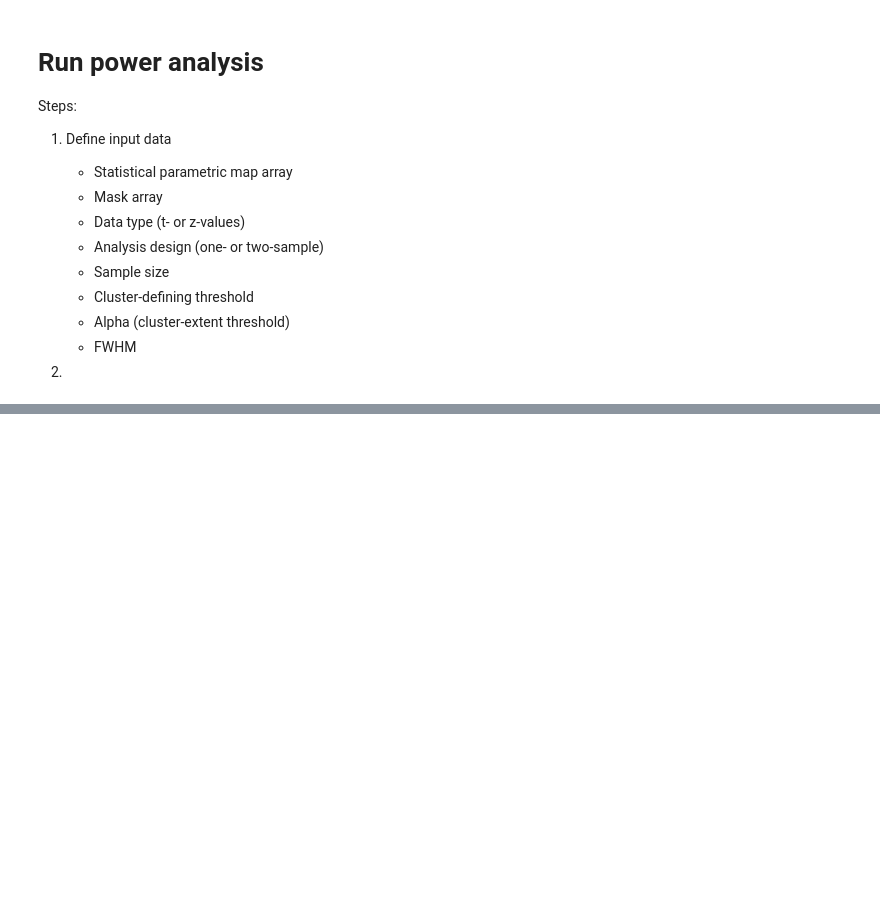
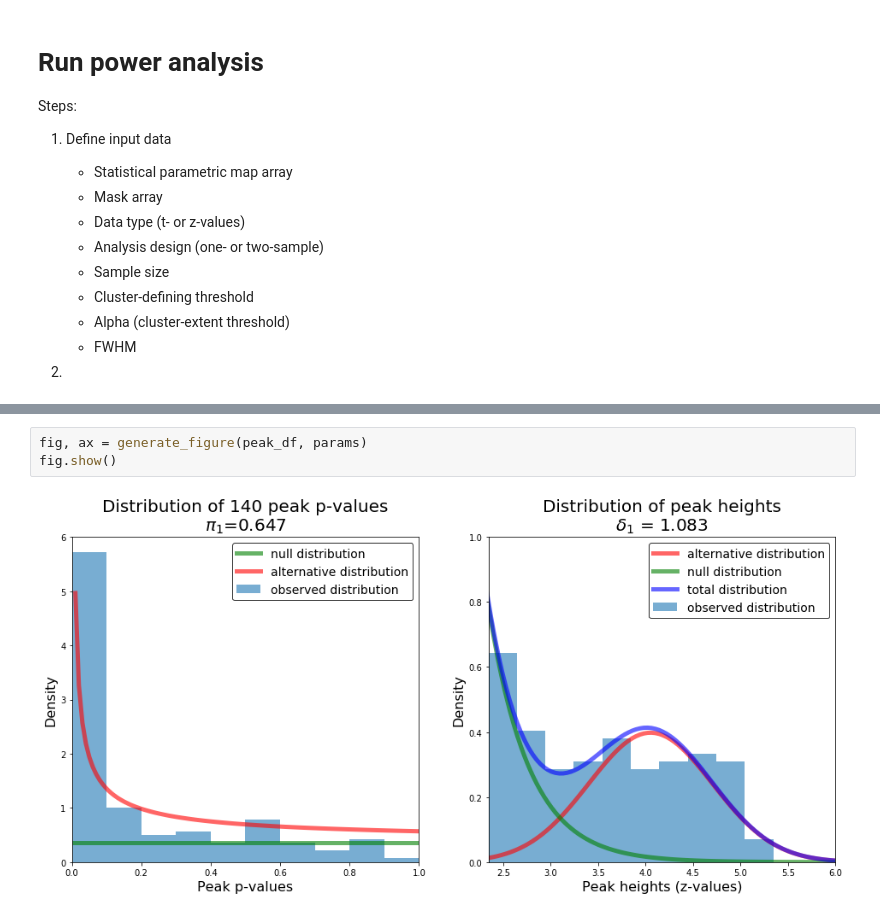
Before and after one commit to neuropower/neuropower-core, a Jupyter notebook: example_script.ipynb, the cells around one changed output, grey strips where cells are left out. Drawn from its saved outputs; the diff is of its cells as text; blank space fills up the shorter version.

```diff
--- a/example_script.ipynb
+++ b/example_script.ipynb
@@ -53,3 +58,8 @@ params, power_df = run_power_analysis(img, mask_img, dtype, n,
+# %%
+fig, ax = generate_figure(peak_df, params)
+fig.show()
+# %% [output]
+[figure, added]
 # %%
 power_df.head()
 # %% [output]
```
Also changed, not shown: parts of 6 cells of this notebook, 2 other files.
